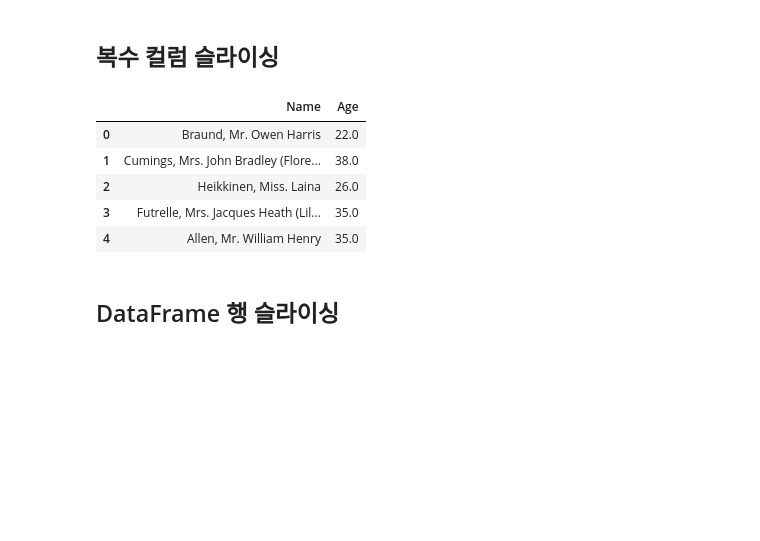
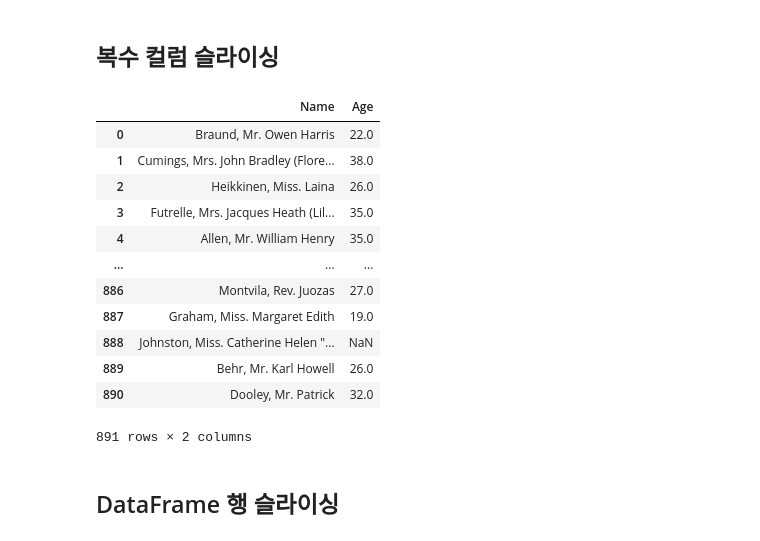
Before and after one commit to shoh03/kdt-data-analysis, a Jupyter notebook: 3. 판다스(DataFrame).ipynb, the cells around one changed output. Drawn from its saved outputs; the diff is of its cells as text; code cells hidden in the pictures; blank space fills up the shorter version.

```diff
--- a/3. 판다스(DataFrame).ipynb
+++ b/3. 판다스(DataFrame).ipynb
@@ -245,14 +245,21 @@ print(type(titanic_df[["Name"]]))
 ## 복수 컬럼 슬라이싱
 # %%
 # titanic_df["Name","Age"] -> 오류
-titanic_df[["Name","Age"]].head()
+titanic_df[["Name","Age"]]
 # %% [output]
 |  | Name | Age |
 | 0 | Braund, Mr. Owen Harris | 22.0 |
 | 1 | Cumings, Mrs. John Bradley (Flore... | 38.0 |
 | 2 | Heikkinen, Miss. Laina | 26.0 |
 | 3 | Futrelle, Mrs. Jacques Heath (Lil... | 35.0 |
 | 4 | Allen, Mr. William Henry | 35.0 |
+| ... | ... | ... |
+| 886 | Montvila, Rev. Juozas | 27.0 |
+| 887 | Graham, Miss. Margaret Edith | 19.0 |
+| 888 | Johnston, Miss. Catherine Helen "... | NaN |
+| 889 | Behr, Mr. Karl Howell | 26.0 |
+| 890 | Dooley, Mr. Patrick | 32.0 |
+891 rows × 2 columns
 # %% [markdown]
 ## DataFrame 행 슬라이싱
 # %%
```
Also changed, not shown: 5 other files.
